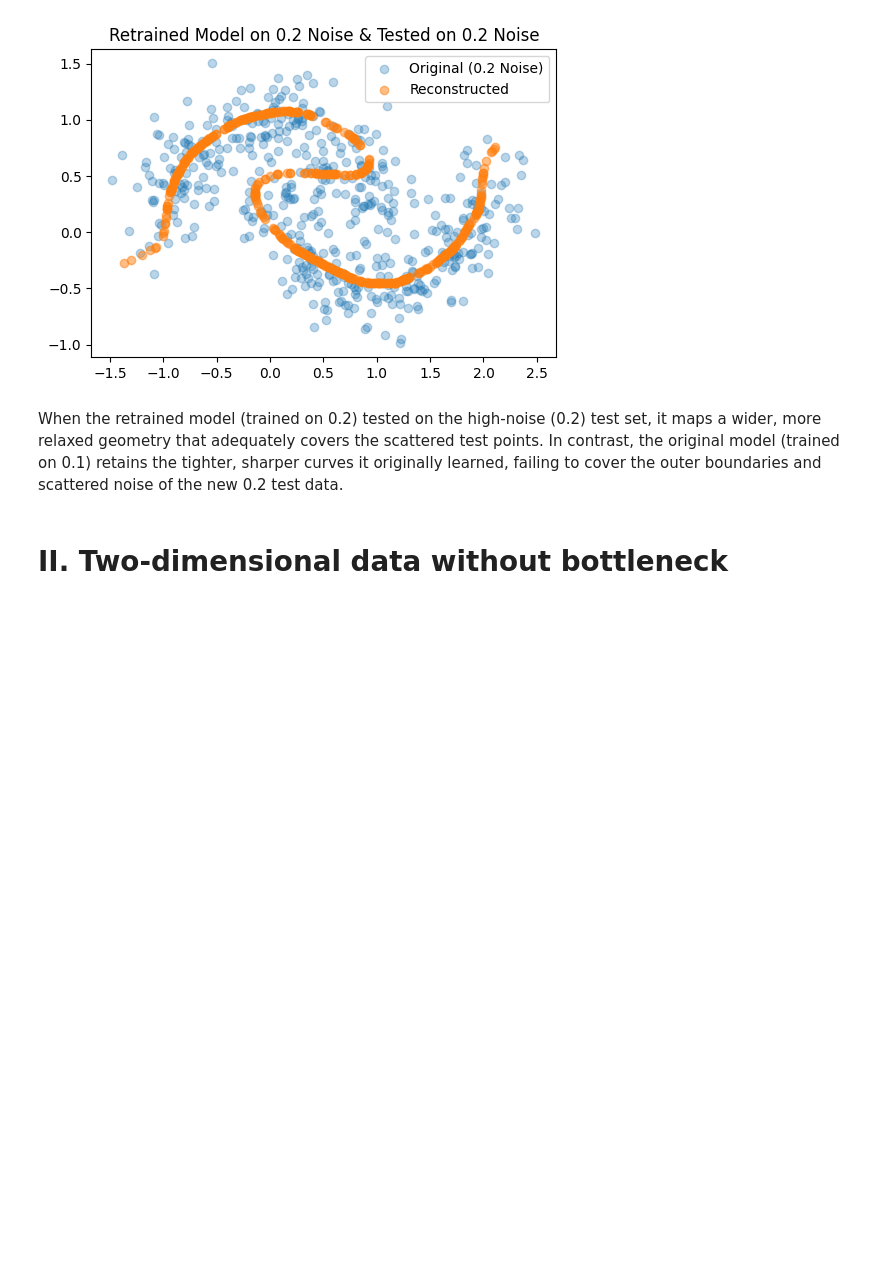
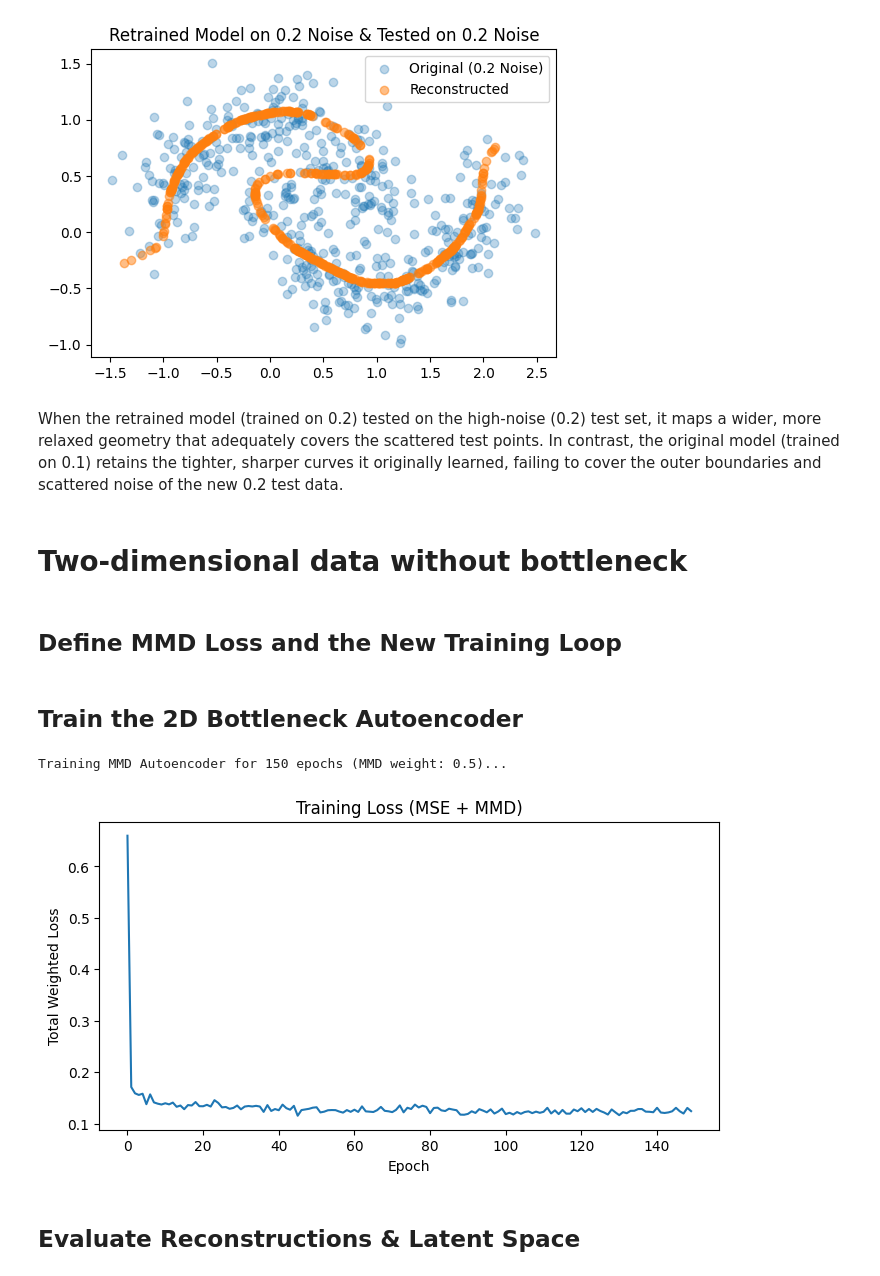
Before and after one commit to binyamolango/GNN, a Jupyter notebook: autoencoders.ipynb, the cells around one changed output. Drawn from its saved outputs; the diff is of its cells as text; code cells hidden in the pictures; blank space fills up the shorter version.

```diff
--- a/autoencoders.ipynb
+++ b/autoencoders.ipynb
@@ -338,4 +336,6 @@ plt.show()
 # %% [markdown]
 When the retrained model (trained on 0.2) tested on the high-noise (0.2) test set, it maps a wider, more relaxed geometry that adequately covers the scattered test points. In contrast, the original model (trained on 0.1) retains the tighter, sharper curves it originally learned, failing to cover the outer boundaries and scattered noise of the new 0.2 test data.
 # %% [markdown]
-# II. Two-dimensional data without bottleneck
+# Two-dimensional data without bottleneck
+# %% [markdown]
+## Define MMD Loss and the New Training Loop
@@ -341,0 +402,26 @@ When the retrained model (trained on 0.2) tested on the high-noise (0.2) test se
+# %% [markdown]
+## Train the 2D Bottleneck Autoencoder
+# %%
+# Initialize Autoencoder with bottleneck_size=2
+best_hs = 128
+best_l = 4
+mmd_model = Autoencoder(input_size=2, bottleneck_size=2, hidden_size=best_hs, layers=best_l)
+
+# MMD weight requires hyperparameter tuning; 0.5 is an effective starting baseline
+mmd_weight = 0.5
+print(f"Training MMD Autoencoder for 150 epochs (MMD weight: {mmd_weight})...")
+
+# Convergence takes considerable time (150 epochs)
+mmd_losses = train_mmd_autoencoder(mmd_model, X_train_01, batch_size=32, epochs=150, lr=0.001, mmd_weight=mmd_weight)
+
+plt.figure(figsize=(8, 4))
+plt.plot(mmd_losses)
+plt.title("Training Loss (MSE + MMD)")
+plt.xlabel("Epoch")
+plt.ylabel("Total Weighted Loss")
+plt.show()
+# %% [output]
+Training MMD Autoencoder for 150 epochs (MMD weight: 0.5)...
+[figure, added]
+# %% [markdown]
+## Evaluate Reconstructions & Latent Space
```
Also changed, not shown: parts of 14 cells of this notebook.
